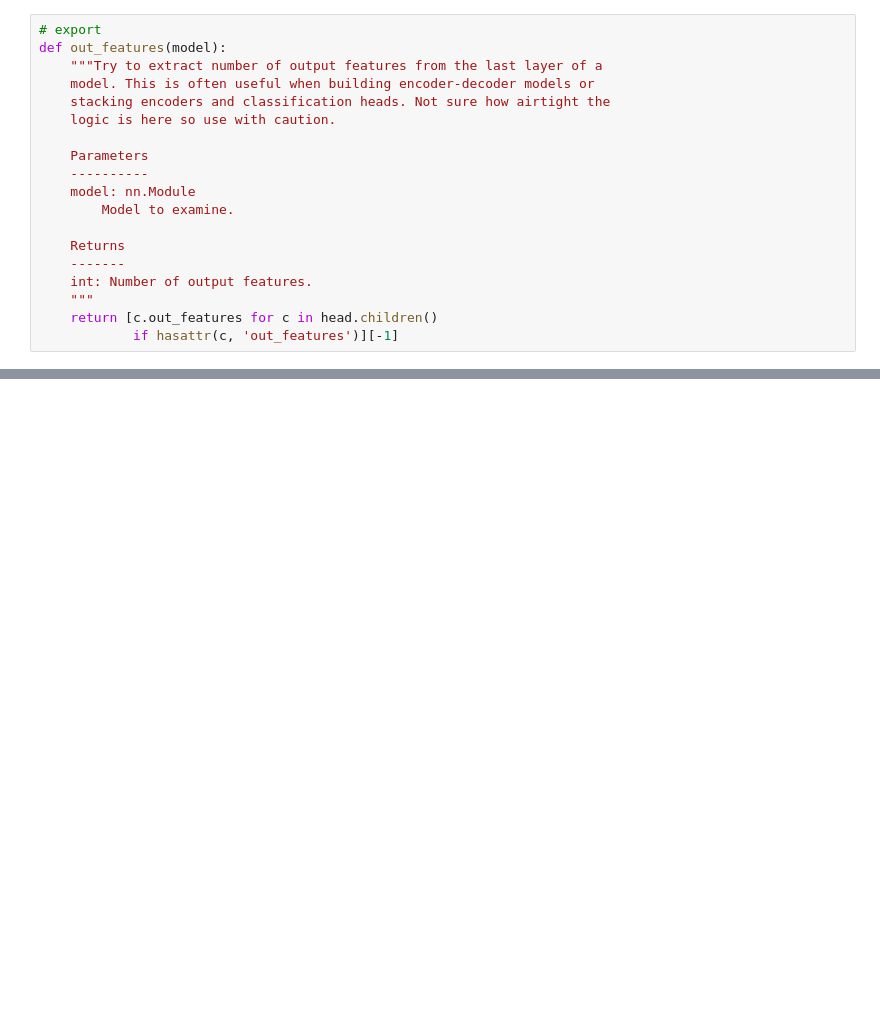
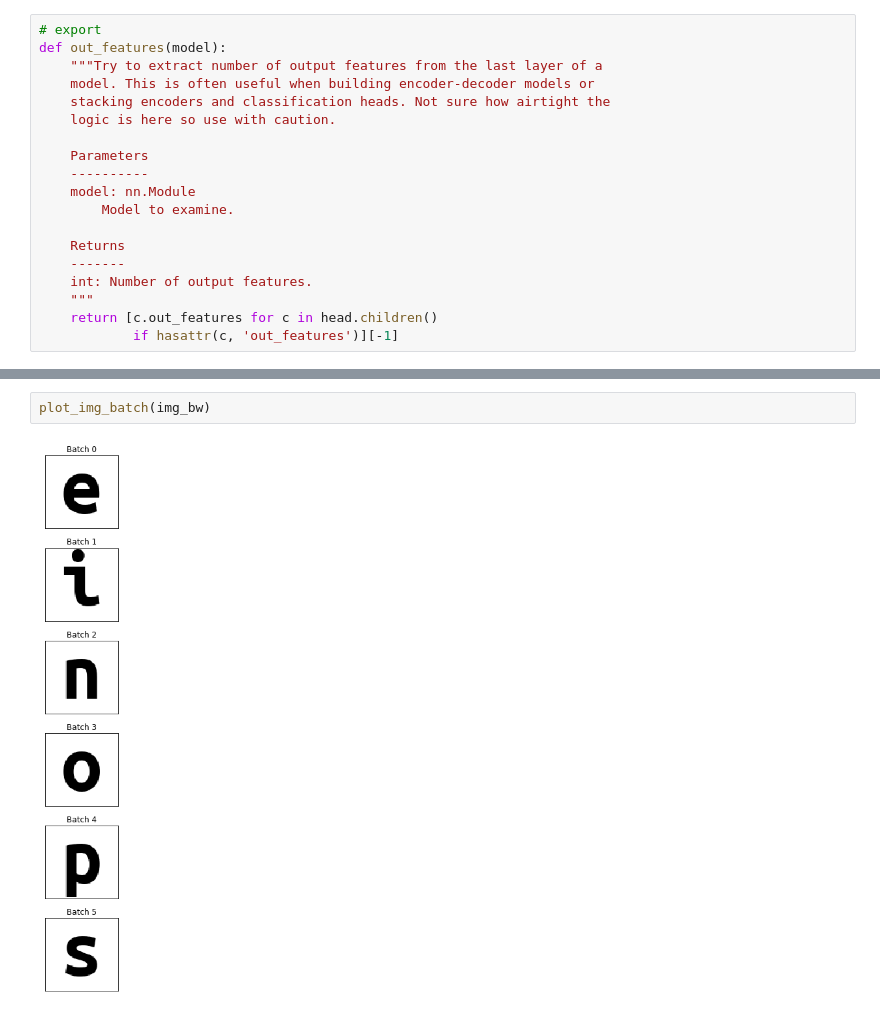
Before and after one commit to hdmamin/incendio, a Jupyter notebook: notebooks/01_utils.ipynb, the cells around one changed output, grey strips where cells are left out. Cells and saved outputs as stored; diff of their text form; blank space fills up the shorter version.

```diff
--- a/notebooks/01_utils.ipynb
+++ b/notebooks/01_utils.ipynb
@@ -346,0 +432,4 @@ def out_features(model):
+# %%
+plot_img_batch(img_bw)
+# %% [output]
+[figure, added]
```
Also changed, not shown: parts of 5 cells of this notebook, 8 other files.
